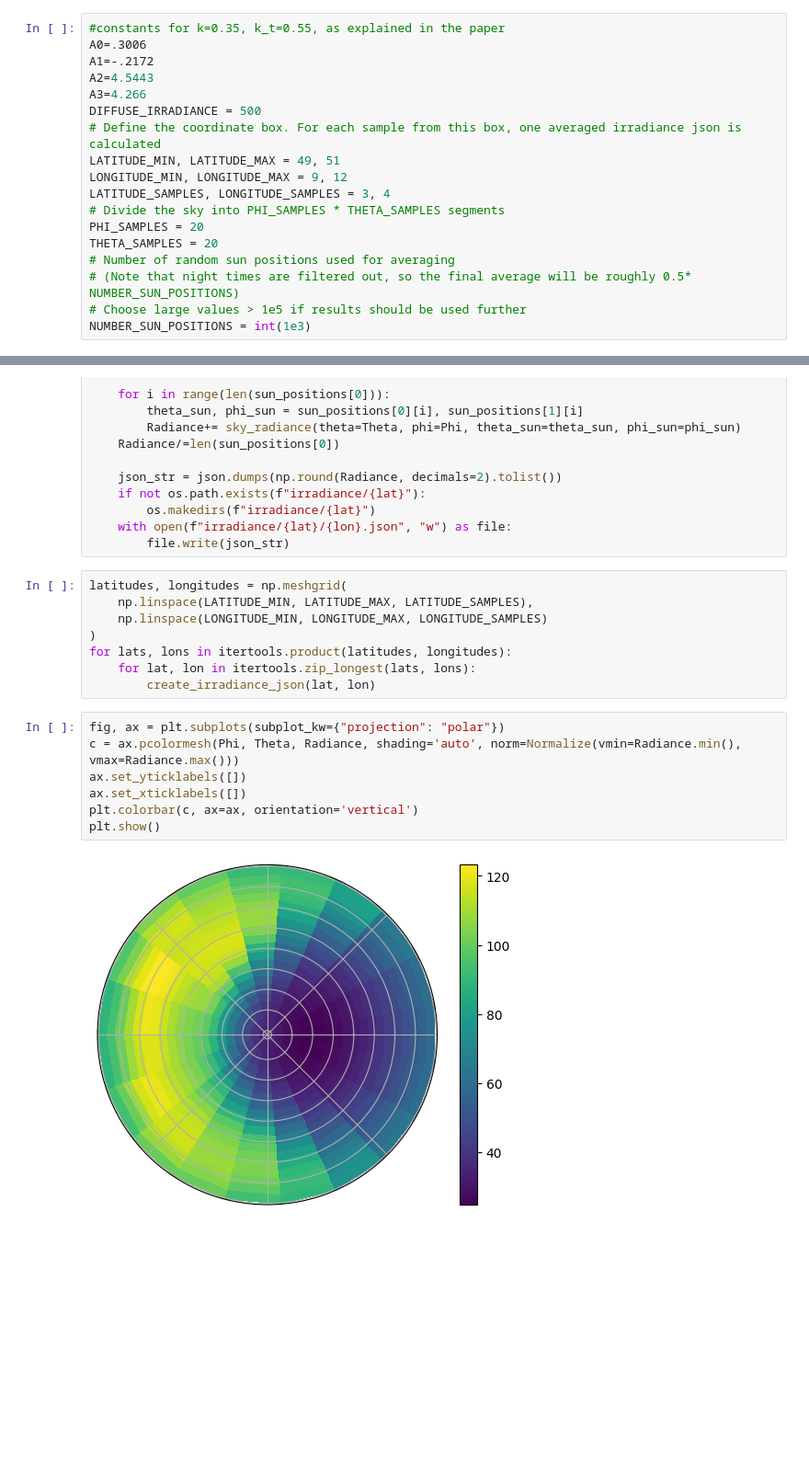
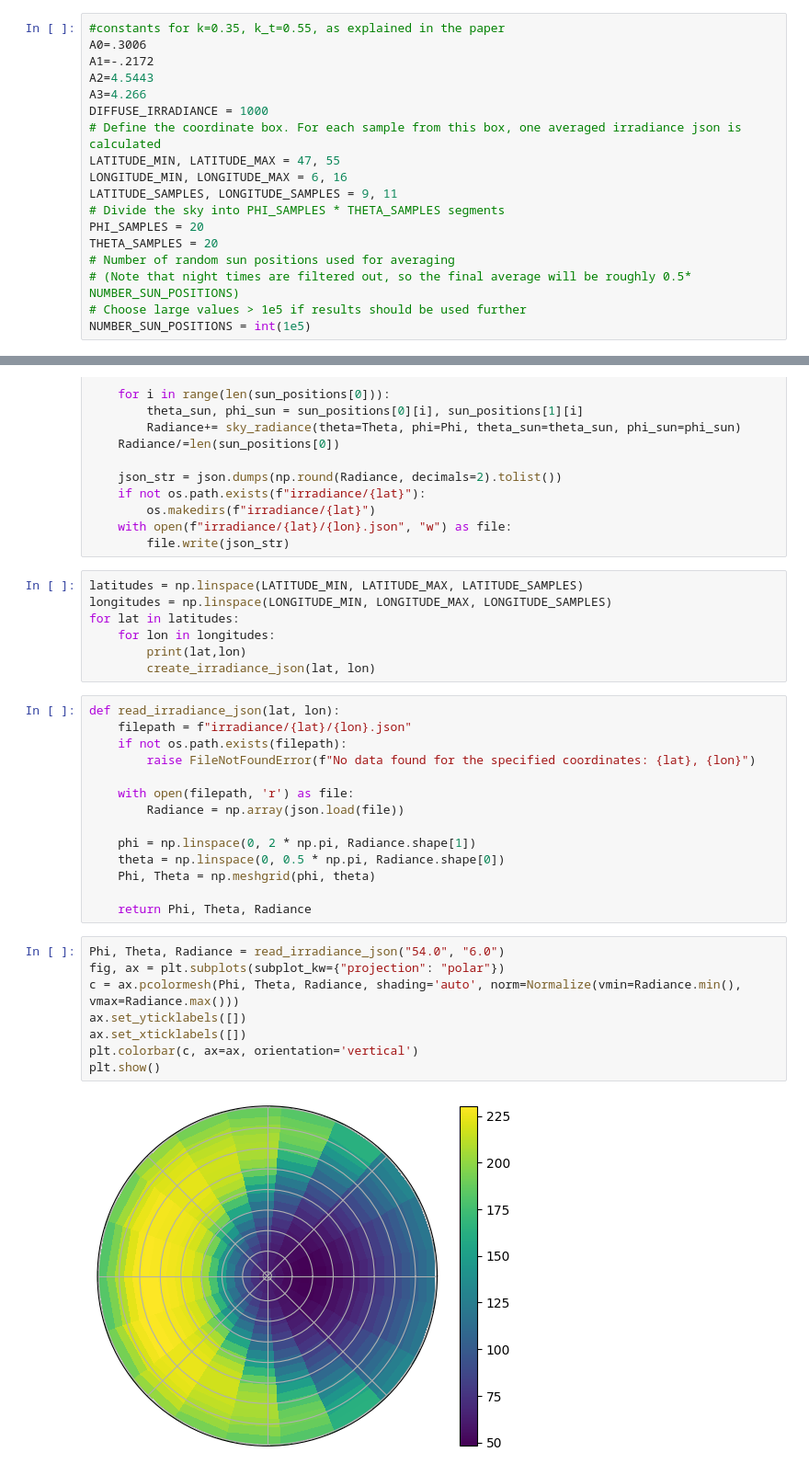
Before and after one commit to open-pv/irradiance, a Jupyter notebook: BrungerHooper.ipynb, the cells around one changed output, grey strips where cells are left out. Shown at 92% size. Drawn from its saved outputs; the diff is of its cells as text; blank space fills up the shorter version.

Commit message:
Extend notebook to create and plot jsons

```diff
--- a/BrungerHooper.ipynb
+++ b/BrungerHooper.ipynb
@@ -16,18 +16,18 @@ A0=.3006
 A1=-.2172
 A2=4.5443
 A3=4.266
-DIFFUSE_IRRADIANCE = 500
+DIFFUSE_IRRADIANCE = 1000
 # Define the coordinate box. For each sample from this box, one averaged irradiance json is calculated
-LATITUDE_MIN, LATITUDE_MAX = 49, 51
-LONGITUDE_MIN, LONGITUDE_MAX = 9, 12
-LATITUDE_SAMPLES, LONGITUDE_SAMPLES = 3, 4
+LATITUDE_MIN, LATITUDE_MAX = 47, 55
+LONGITUDE_MIN, LONGITUDE_MAX = 6, 16
+LATITUDE_SAMPLES, LONGITUDE_SAMPLES = 9, 11
 # Divide the sky into PHI_SAMPLES * THETA_SAMPLES segments
 PHI_SAMPLES = 20
 THETA_SAMPLES = 20
 # Number of random sun positions used for averaging
 # (Note that night times are filtered out, so the final average will be roughly 0.5* NUMBER_SUN_POSITIONS)
 # Choose large values > 1e5 if results should be used further
-NUMBER_SUN_POSITIONS = int(1e3)
+NUMBER_SUN_POSITIONS = int(1e5)
 # %%
 def sky_radiance(theta, phi, theta_sun, phi_sun, A0=A0, A1=A1, A2=A2, A3=A3, DIFFUSE_IRRADIANCE=DIFFUSE_IRRADIANCE):
     #equation 1 from paper
@@ -79,19 +79,33 @@ def create_irradiance_json(lat, lon):
     with open(f"irradiance/{lat}/{lon}.json", "w") as file:
         file.write(json_str)
 # %%
-latitudes, longitudes = np.meshgrid(
-    np.linspace(LATITUDE_MIN, LATITUDE_MAX, LATITUDE_SAMPLES),
-    np.linspace(LONGITUDE_MIN, LONGITUDE_MAX, LONGITUDE_SAMPLES)
-)
-for lats, lons in itertools.product(latitudes, longitudes):
-    for lat, lon in itertools.zip_longest(lats, lons):
+latitudes = np.linspace(LATITUDE_MIN, LATITUDE_MAX, LATITUDE_SAMPLES)
+longitudes = np.linspace(LONGITUDE_MIN, LONGITUDE_MAX, LONGITUDE_SAMPLES)
+for lat in latitudes:
+    for lon in longitudes:
+        print(lat,lon)
         create_irradiance_json(lat, lon)
+# %%
+def read_irradiance_json(lat, lon):
+    filepath = f"irradiance/{lat}/{lon}.json"
+    if not os.path.exists(filepath):
+        raise FileNotFoundError(f"No data found for the specified coordinates: {lat}, {lon}")
+
+    with open(filepath, 'r') as file:
+        Radiance = np.array(json.load(file))
+
+    phi = np.linspace(0, 2 * np.pi, Radiance.shape[1])
+    theta = np.linspace(0, 0.5 * np.pi, Radiance.shape[0])
+    Phi, Theta = np.meshgrid(phi, theta)
+
+    return Phi, Theta, Radiance
 # %%
+Phi, Theta, Radiance = read_irradiance_json("54.0", "6.0")
 fig, ax = plt.subplots(subplot_kw={"projection": "polar"})
 c = ax.pcolormesh(Phi, Theta, Radiance, shading='auto', norm=Normalize(vmin=Radiance.min(), vmax=Radiance.max()))
 ax.set_yticklabels([])
 ax.set_xticklabels([])
 plt.colorbar(c, ax=ax, orientation='vertical')
 plt.show()
 # %% [output]
-[figure, old version]
+[figure, new version]
```
